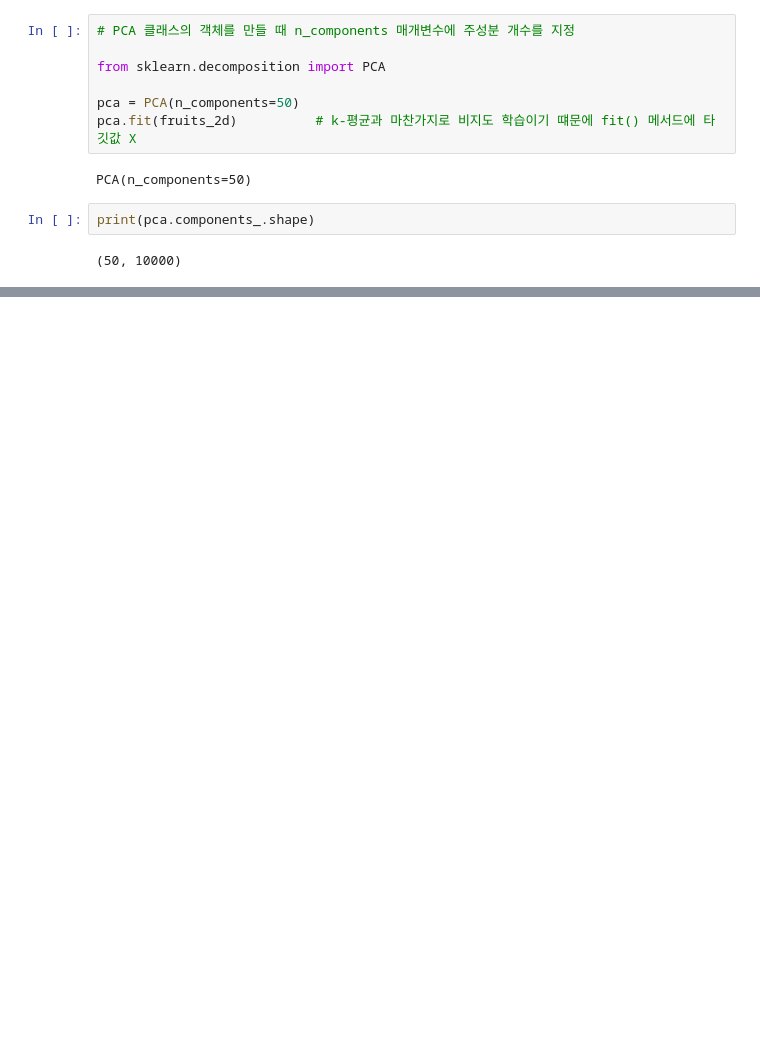
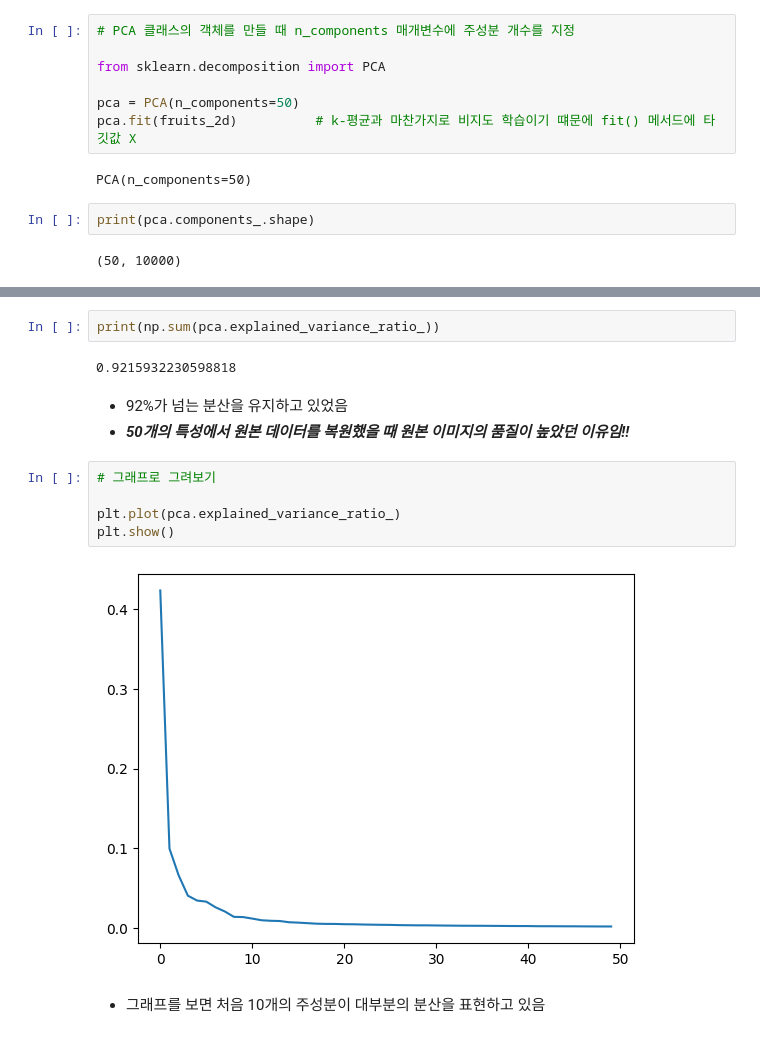
Before and after one commit to zaeyonz/Fruits_Classification, a Jupyter notebook: Fruits_Classification(PCA).ipynb, the cells around one changed output, grey strips where cells are left out. Drawn from its saved outputs; the diff is of its cells as text; blank space fills up the shorter version.

```diff
--- a/Fruits_Classification(PCA).ipynb
+++ b/Fruits_Classification(PCA).ipynb
@@ -91,0 +134,16 @@ TypeError: ignored
+# %%
+print(np.sum(pca.explained_variance_ratio_))
+# %% [output]
+0.9215932230598818
+# %% [markdown]
+- 92%가 넘는 분산을 유지하고 있었음
+- ***50개의 특성에서 원본 데이터를 복원했을 때 원본 이미지의 품질이 높았던 이유임!!***
+# %%
+# 그래프로 그려보기
+
+plt.plot(pca.explained_variance_ratio_)
+plt.show()
+# %% [output]
+[figure, added]
+# %% [markdown]
+- 그래프를 보면 처음 10개의 주성분이 대부분의 분산을 표현하고 있음
```
Also changed, not shown: parts of 30 cells of this notebook.
